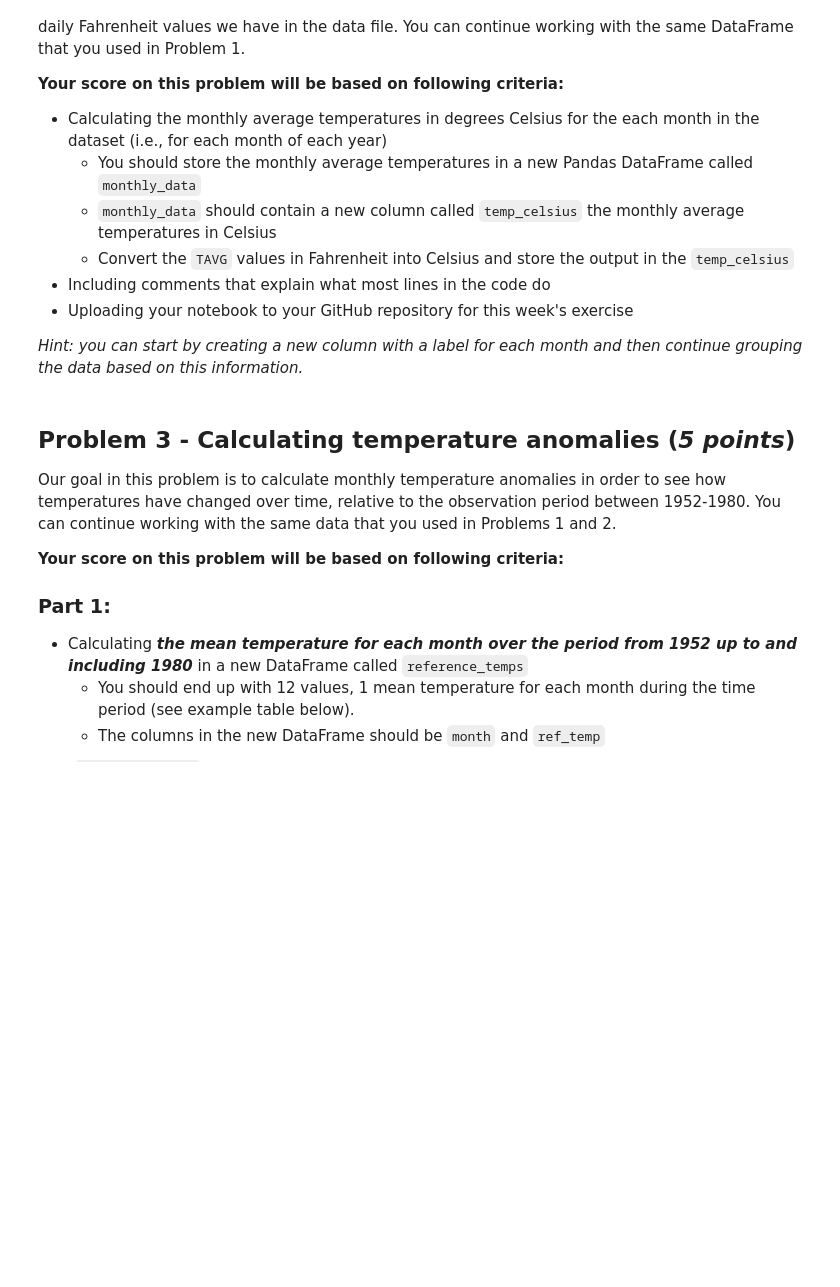
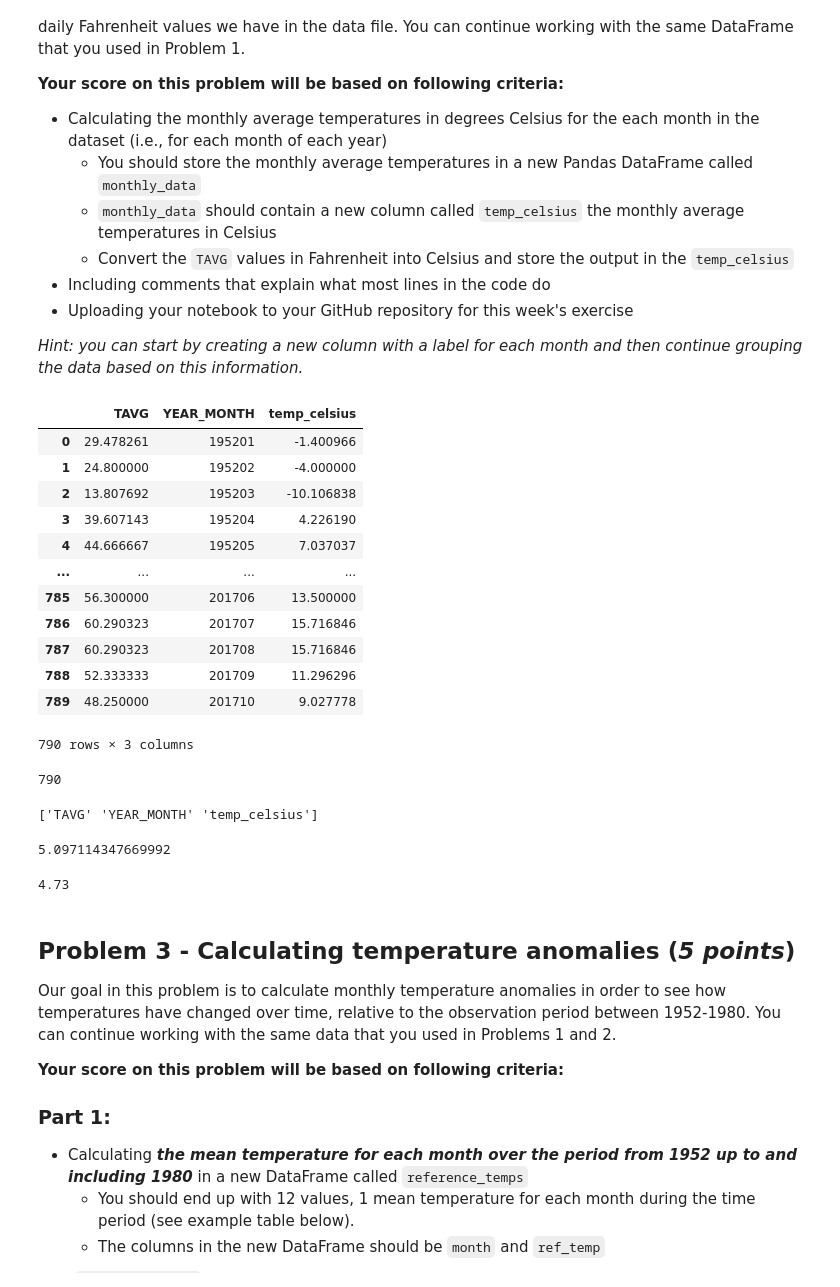
Before and after one commit to arr678/Hels-Exercise-6, a Jupyter notebook: Exercise-6-problems-1-3.ipynb, the cells around one changed output. Drawn from its saved outputs; the diff is of its cells as text; code cells hidden in the pictures; blank space fills up the shorter version.

```diff
--- a/Exercise-6-problems-1-3.ipynb
+++ b/Exercise-6-problems-1-3.ipynb
@@ -165,15 +171,66 @@ raise NotImplementedError()
+# %%
+#Group data by month
+grouped = data.groupby('YEAR_MONTH')
+
+#Create empty data frame
+monthly_data = pd.DataFrame()
+
+# The columns that we want to aggregate
+mean_cols = ['TAVG']
+
+# Iterate over the groups
+for key, group in grouped:
+
+# Calculate mean
+    mean_values = group[mean_cols].mean()
+
+# Add the ´key´ (i.e. the date+time information) into the aggregated values
+    mean_values['YEAR_MONTH'] = key
+
+# Append the aggregated values into the DataFrame
+    monthly_data = monthly_data.append(mean_values, ignore_index=True)
+
+# Create an empty float column for the output values
+monthly_data['temp_celsius'] = 0.0
+
+#Store converted temps in temp_celsius
+monthly_data['temp_celsius'] = (monthly_data['TAVG']  - 32) * 5/9
+# %%
+monthly_data
+# %% [output]
+|  | TAVG | YEAR_MONTH | temp_celsius |
+| 0 | 29.478261 | 195201 | -1.400966 |
+| 1 | 24.800000 | 195202 | -4.000000 |
+| 2 | 13.807692 | 195203 | -10.106838 |
+| 3 | 39.607143 | 195204 | 4.226190 |
+| 4 | 44.666667 | 195205 | 7.037037 |
+| ... | ... | ... | ... |
+| 785 | 56.300000 | 201706 | 13.500000 |
+| 786 | 60.290323 | 201707 | 15.716846 |
+| 787 | 60.290323 | 201708 | 15.716846 |
+| 788 | 52.333333 | 201709 | 11.296296 |
+| 789 | 48.250000 | 201710 | 9.027778 |
+790 rows × 3 columns
 # %%
 # This test print should print the length of variable monthly_data
 print(len(monthly_data))
+# %% [output]
+790
 # %%
 # This test print should print the column names of monthly_data
 print(monthly_data.columns.values)
+# %% [output]
+['TAVG' 'YEAR_MONTH' 'temp_celsius']
 # %%
 # This test print should print the mean of temp_celsius
 print(monthly_data['temp_celsius'].mean())
+# %% [output]
+5.097114347669992
 # %%
 # This test print should print the median of temp_celsius
 print(round(monthly_data['temp_celsius'].median(), 2))
+# %% [output]
+4.73
 # %% [markdown]
 ## Problem 3 - Calculating temperature anomalies (*5 points*)
 
```
Also changed, not shown: parts of 3 cells of this notebook.
